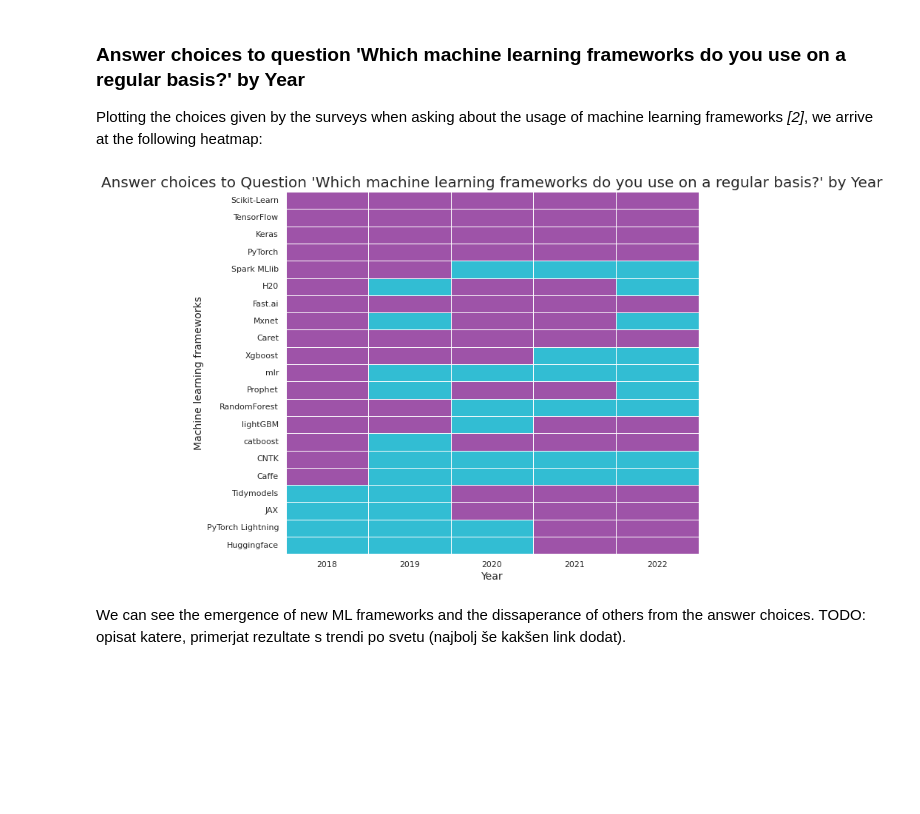
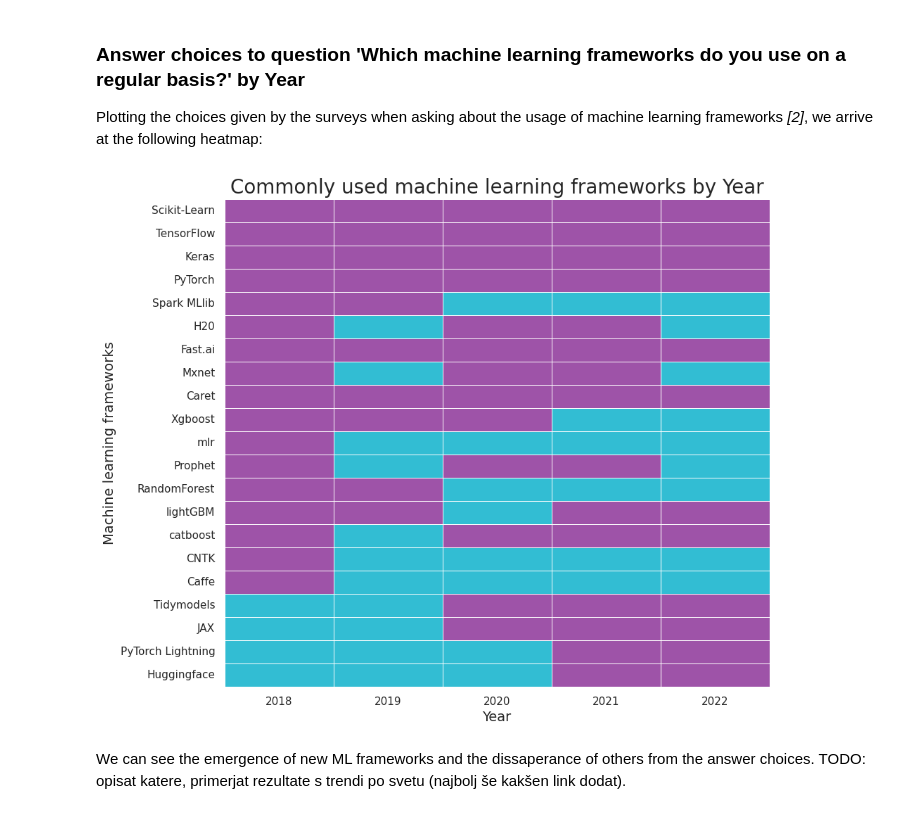
Before and after one commit to moratsam/kaggle-survey-2022, a Jupyter notebook: Kaggle_Survey_2022.ipynb, the cells around one changed output. Saved outputs shown, nothing was run; the diff lists cells and outputs as text; code cells hidden in the pictures; blank space fills up the shorter version.

```diff
--- a/Kaggle_Survey_2022.ipynb
+++ b/Kaggle_Survey_2022.ipynb
@@ -101,6 +101,8 @@ import pandas as pd
 import seaborn as sns
 from PIL import Image
 from wordcloud import WordCloud
+
+git = True
 
 # global_palette = sns.color_palette("crest", 8)
 global_palette = sns.color_palette("RdYlGn", 6)
@@ -183,23 +190,25 @@ TODO: primerjat rezultate s trendi po svetu (najbolj še kakšen link dodat).
 ### Answer choices to question 'Which machine learning frameworks do you use on a regular basis?' by Year
 Plotting the choices given by the surveys when asking about the usage of machine learning frameworks *[2]*, we arrive at the following heatmap:
 # %%
-ml_frameworks = pd.read_csv('/kaggle/input/question-analysis/ml_frameworks.csv')
-#ml_frameworks = pd.read_csv('question-analysis/ml_frameworks.csv')
+if git:
+    ml_frameworks = pd.read_csv('question-analysis/ml_frameworks.csv')
+else:
+    ml_frameworks = pd.read_csv('/kaggle/input/question-analysis/ml_frameworks.csv')
 ml_frameworks = ml_frameworks.set_index('Framework')
 plt.figure(figsize=(10,9))
 sns.heatmap(
     ml_frameworks,
     annot=False,
     cmap=global_palette,
     cbar=False,
     linewidth=.5)
-plt.title("Answer choices to Question 'Which machine learning frameworks do you use on a regular basis?' by Year",fontsize=20)
+plt.title("Commonly used machine learning frameworks by Year",fontsize=20)
 plt.xlabel('Year', fontsize=14);
 plt.ylabel('Machine learning frameworks', fontsize=14)
 
 plt.show()
 # %% [output]
-[figure, old version]
+[figure, new version]
 # %% [markdown]
 We can see the emergence of new ML frameworks and the dissaperance of others from the answer choices. TODO: opisat katere, primerjat rezultate s trendi po svetu (najbolj še kakšen link dodat).
 # %% [markdown]
```
Also changed, not shown: parts of 14 cells of this notebook.
